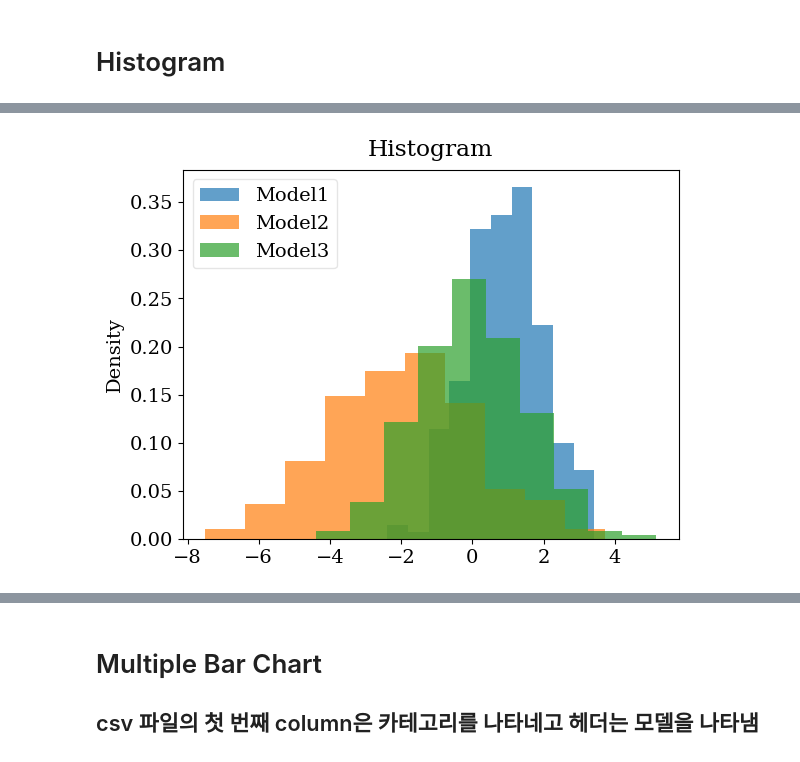
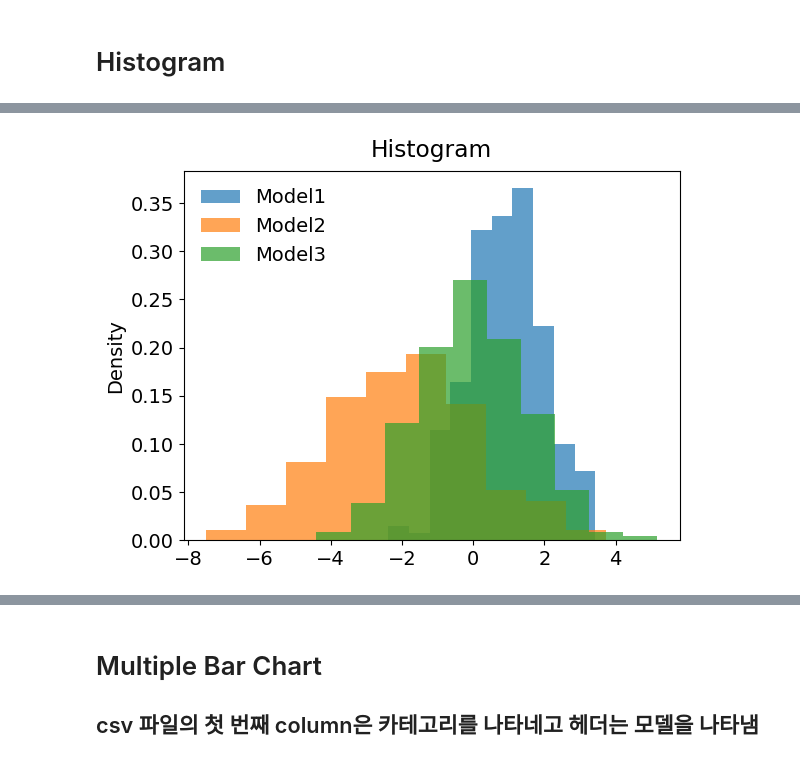
Before and after one commit to tjdgh3946/visualizer-, a Jupyter notebook: example.ipynb, the cells around one changed output, grey strips where cells are left out. Cells and saved outputs as stored; diff of their text form; code cells hidden in the pictures.

```diff
--- a/example.ipynb
+++ b/example.ipynb
@@ -109,5 +27,2 @@ time.sleep(1)
 # %% [markdown]
 ## Example 2: plot with two-y scale
-# %%
-import matplotlib.pyplot as plt
-plt.rcParams['font.family'] = 'Helvetica'
@@ -137,4 +60,4 @@ d
 # %%
 visualizer = Visualizer("data/gaussian.csv")
-visualizer.histogram(density=True, ylabel="Density", title="Histogram", filesave="figure/fdaf.png")
+visualizer.histogram(density=True, ylabel="Density", title="Histogram")
 # %% [output]
@@ -142 +64 @@ visualizer.histogram(density=True, ylabel="Density", title="Histogram", filesave
-[figure, old version]
+[figure, new version]
```
Also changed, not shown: parts of 20 cells of this notebook, 51 other files.
